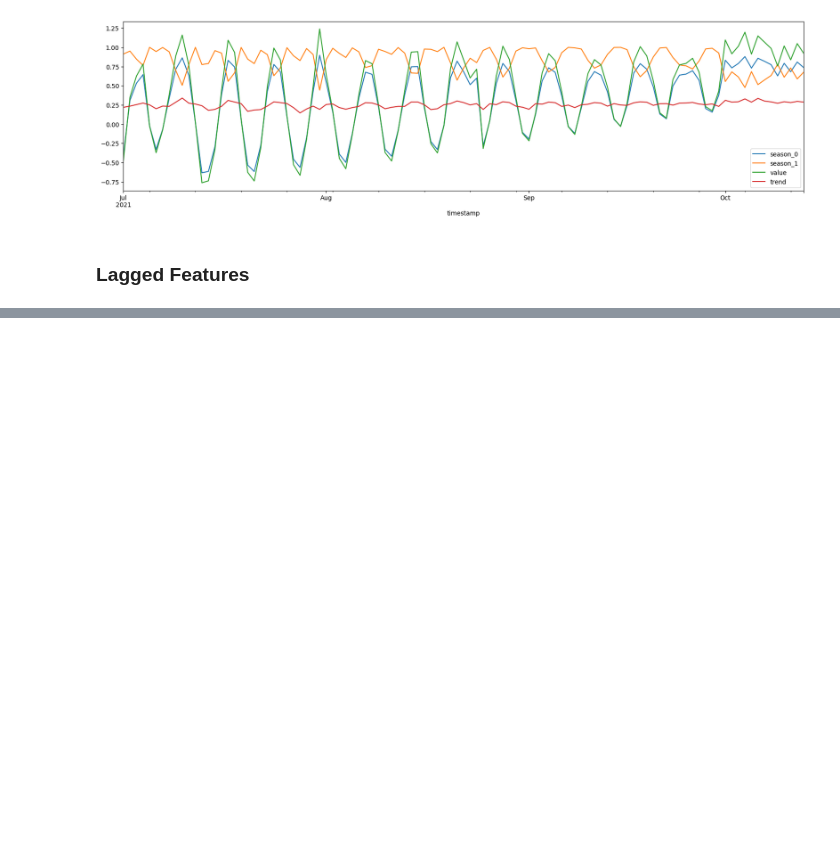
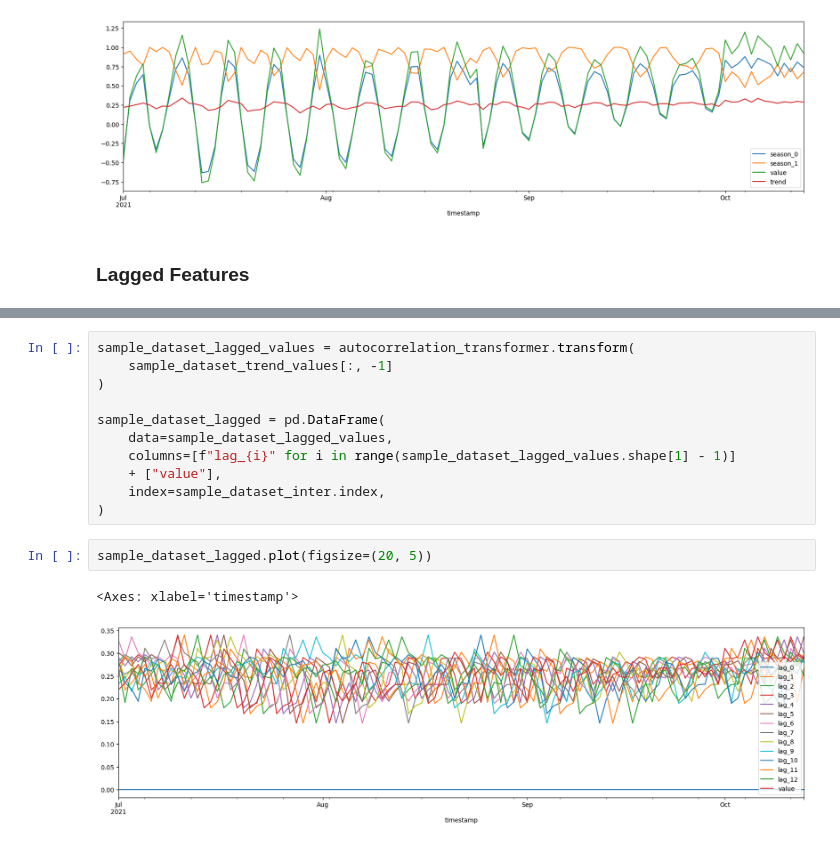
Before and after one commit to MMostafa-Hub/time-series-forecaster, a Jupyter notebook: notebooks/preprocessing.ipynb, the cells around one changed output, grey strips where cells are left out. Cells and saved outputs as stored; diff of their text form; blank space fills up the shorter version.

```diff
--- a/notebooks/preprocessing.ipynb
+++ b/notebooks/preprocessing.ipynb
@@ -289,0 +337,16 @@ sample_dataset_trend.plot(figsize=(20, 5))
+# %%
+sample_dataset_lagged_values = autocorrelation_transformer.transform(
+    sample_dataset_trend_values[:, -1]
+)
+
+sample_dataset_lagged = pd.DataFrame(
+    data=sample_dataset_lagged_values,
+    columns=[f"lag_{i}" for i in range(sample_dataset_lagged_values.shape[1] - 1)]
+    + ["value"],
+    index=sample_dataset_inter.index,
+)
+# %%
+sample_dataset_lagged.plot(figsize=(20, 5))
+# %% [output]
+<Axes: xlabel='timestamp'>
+[figure, added]
```
Also changed, not shown: parts of 6 cells of this notebook.
